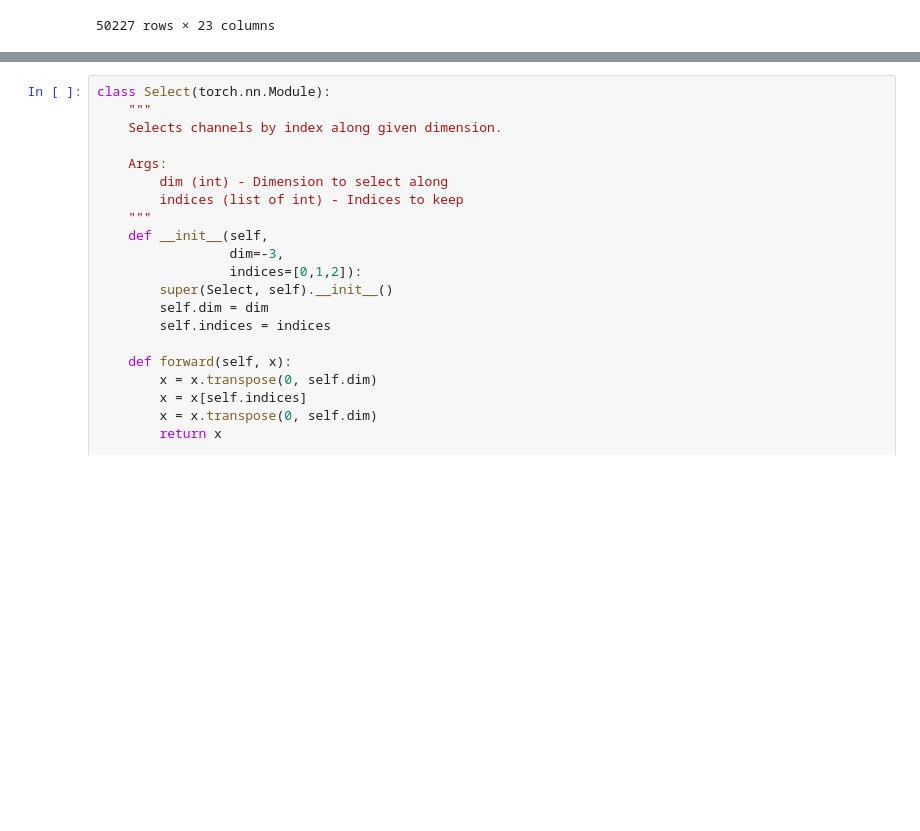
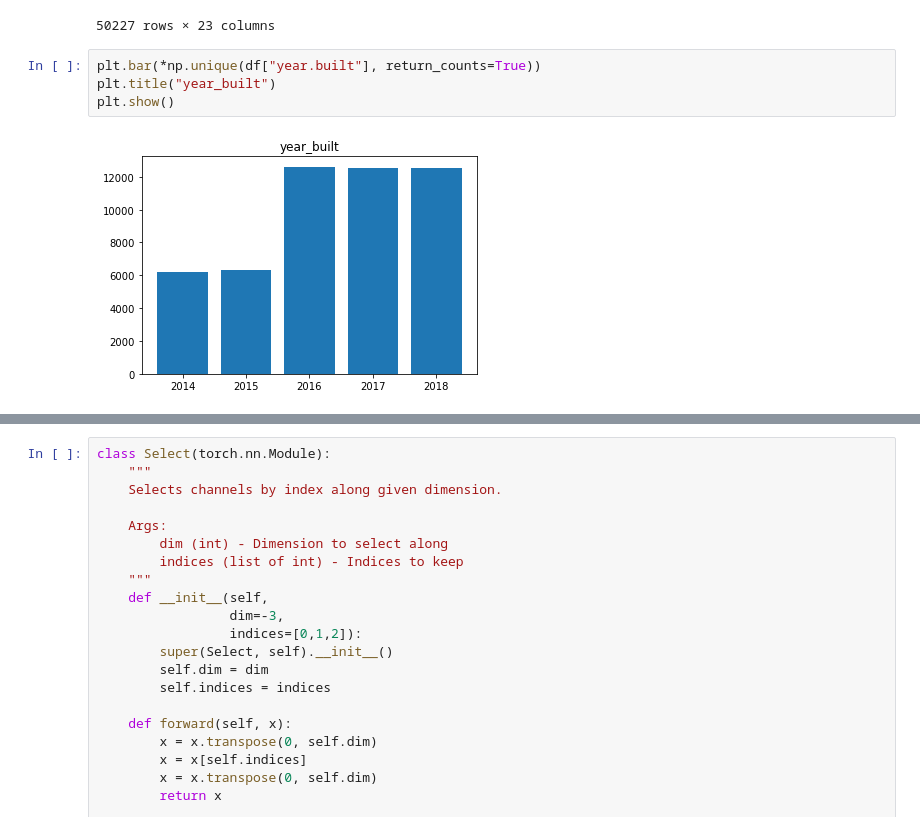
Before and after one commit to patrickliu2011/event_pred, a Jupyter notebook: data.ipynb, the cells around one changed output, grey strips where cells are left out. Cells and saved outputs as stored; diff of their text form; blank space fills up the shorter version.

```diff
--- a/data.ipynb
+++ b/data.ipynb
@@ -34,3 +33,9 @@ df
 | 50225 | 2018 | 2018 | houston | /atlas/u/pliu1/housing_event_pred... | /atlas/u/pliu1/housing_event_pred... | /atlas/u/pliu1/housing_event_pred... | ... |
 | 50226 | 2016 | 2016 | houston | /atlas/u/pliu1/housing_event_pred... | /atlas/u/pliu1/housing_event_pred... | /atlas/u/pliu1/housing_event_pred... | ... |
 50227 rows × 23 columns
+# %%
+plt.bar(*np.unique(df["year.built"], return_counts=True))
+plt.title("year_built")
+plt.show()
+# %% [output]
+[figure, added]
```
Also changed, not shown: parts of 18 cells of this notebook, 5 other files.
